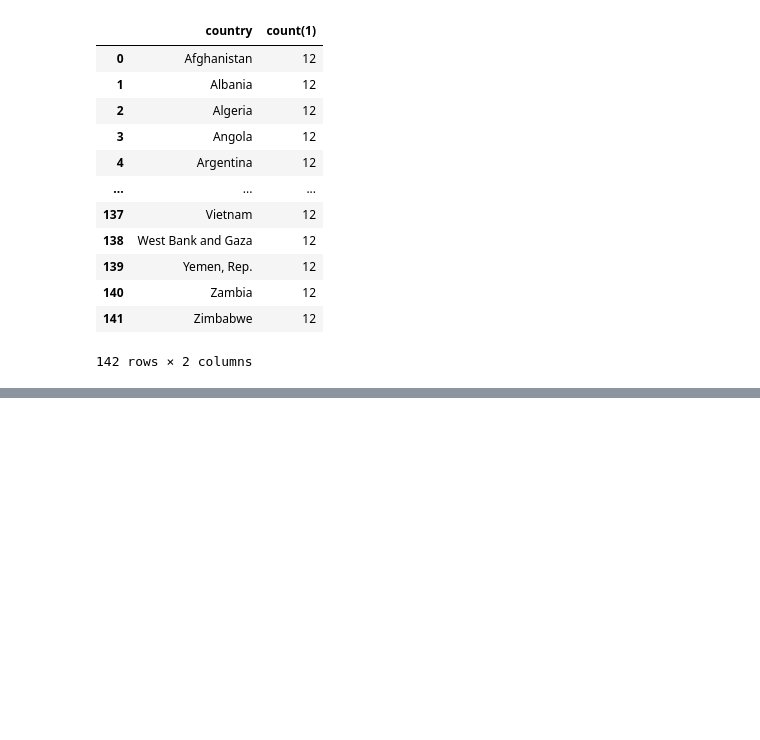
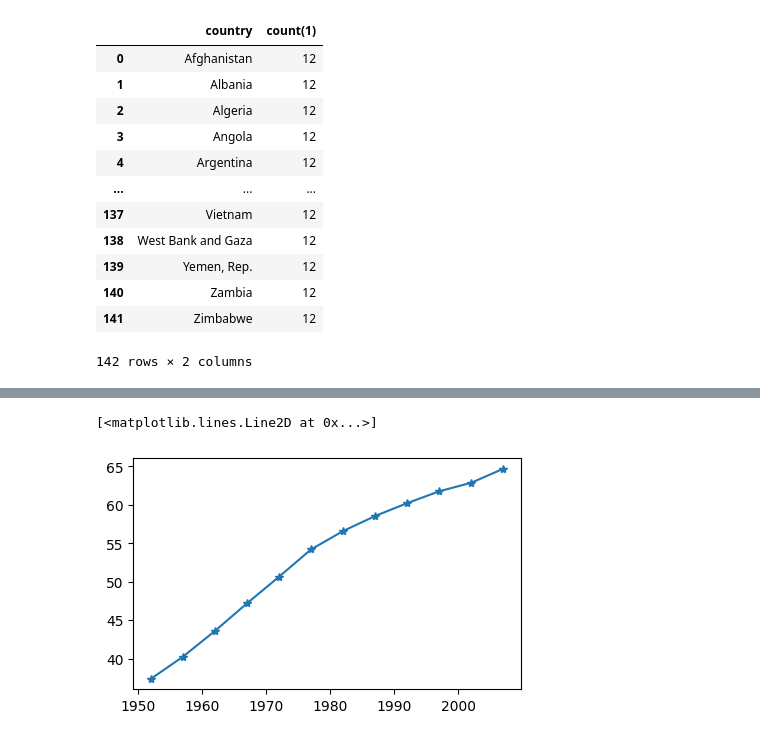
Before and after one commit to DSabarish/GlobalDemographicAnalysis, a Jupyter notebook: wip.ipynb, the cells around one changed output, grey strips where cells are left out. Cells and saved outputs as stored; diff of their text form; code cells hidden in the pictures; blank space fills up the shorter version.

```diff
--- a/wip.ipynb
+++ b/wip.ipynb
@@ -144,0 +714,12 @@ result_df
+# %%
+## - ⏳ How has the life expectancy changed over the years for a specific country or continent?
+import pandas as pd
+# Step 1: Read the csv file into a dataframe
+# input_df = pd.read_csv('https://raw.githubusercontent.com/DSabarish/GlobalDemographicAnalysis/main/data.csv')
+df1 = input_df
+
+country_cond = (df1["country"]=="India")   #-->true/false
+
+df_india_sorted = df1[country_cond].sort_values(by="year",ascending=True)
+
+df_india_sorted
@@ -144,0 +740,12 @@ result_df
+# %%
+
+import matplotlib.pyplot as plt
+
+plt.figure(figsize=(5, 3))
+x_axis = df_india_sorted['year']
+y_axis = df_india_sorted['life_exp']
+
+plt.plot(x_axis,y_axis , marker='*', linestyle='-')
+# %% [output]
+[<matplotlib.lines.Line2D at 0x...>]
+[figure, added]
```
Also changed, not shown: parts of 31 cells of this notebook.
